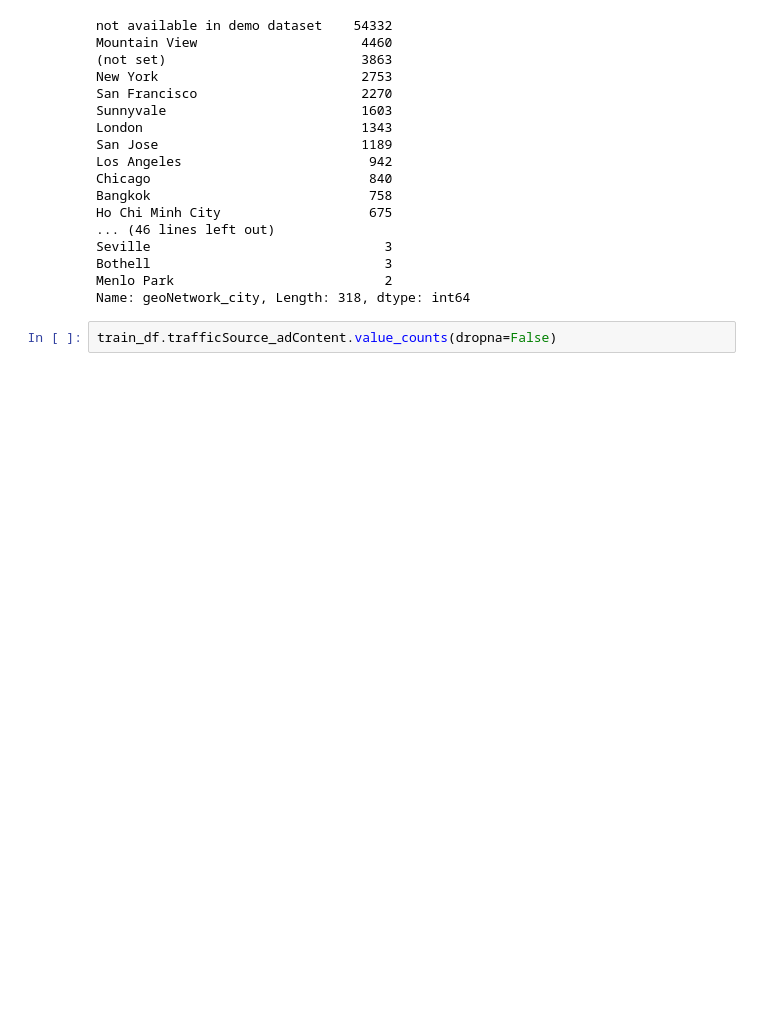
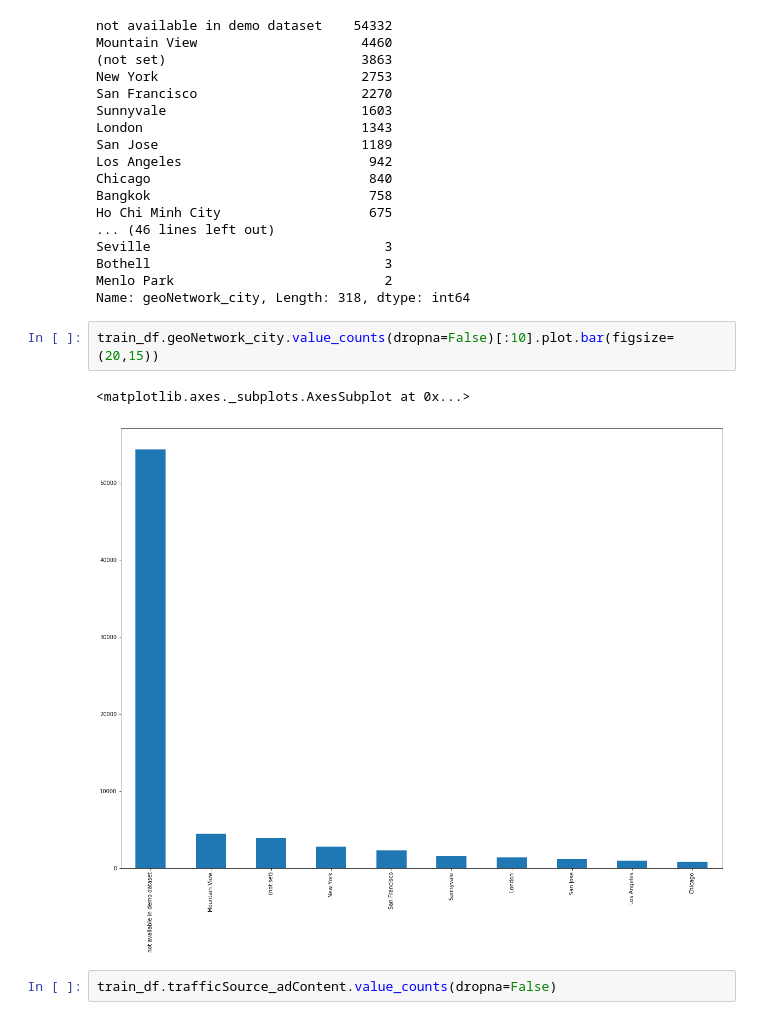
Before and after one commit to sobyl/Google_Analytics_Customer_Revenue_Prediction, a Jupyter notebook: kernel.ipynb, the cells around one changed output. Cells and saved outputs as stored; diff of their text form; blank space fills up the shorter version.

```diff
--- a/kernel.ipynb
+++ b/kernel.ipynb
@@ -276,6 +286,11 @@ Seville                              3
 Bothell                              3
 Menlo Park                           2
 Name: geoNetwork_city, Length: 318, dtype: int64
+# %%
+train_df.geoNetwork_city.value_counts(dropna=False)[:10].plot.bar(figsize=(20,15))
+# %% [output]
+<matplotlib.axes._subplots.AxesSubplot at 0x...>
+[figure, added]
 # %%
 train_df.trafficSource_adContent.value_counts(dropna=False)
 # %% [output]
```
Also changed, not shown: parts of 3 cells of this notebook.
